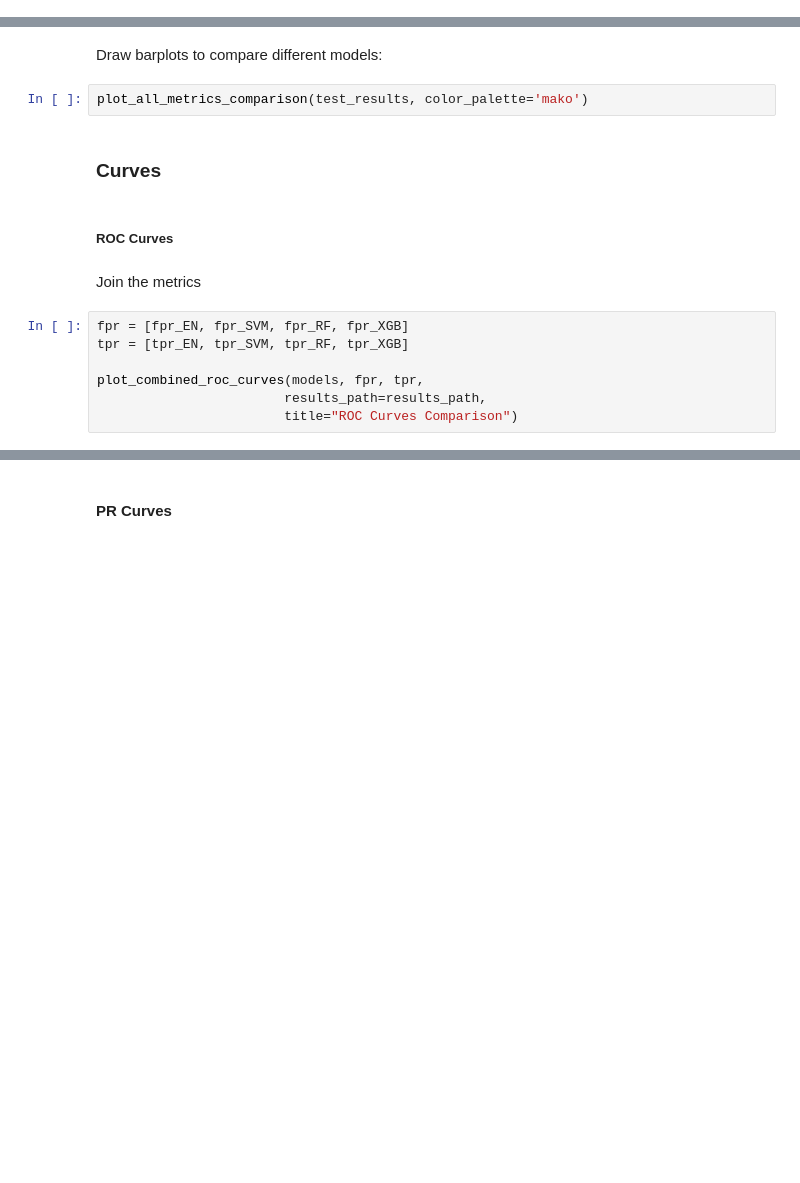
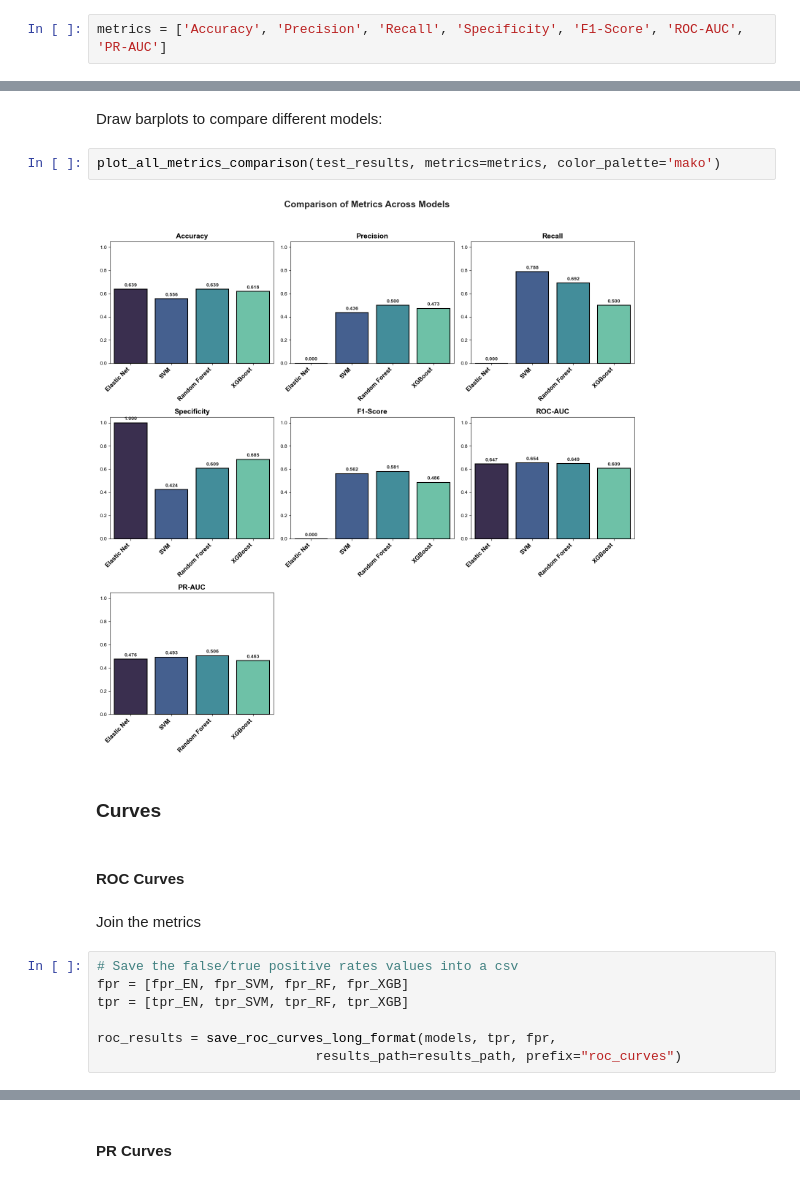
Before and after one commit to MiguelGomGar/TFM, a Jupyter notebook: notebooks/clinical_models_testing.ipynb, the cells around one changed output, grey strips where cells are left out. Drawn from its saved outputs; the diff is of its cells as text; blank space fills up the shorter version.

Commit message:
fixed variables selection plot and tried to improve models

```diff
--- a/notebooks/clinical_models_testing.ipynb
+++ b/notebooks/clinical_models_testing.ipynb
@@ -118,3 +144,5 @@ my_cv = StratifiedKFold(n_splits=5, shuffle=True, random_state=seed)
+# %%
+metrics = ['Accuracy', 'Precision', 'Recall', 'Specificity', 'F1-Score', 'ROC-AUC', 'PR-AUC']
 # %% [markdown]
 #### Logistic Regression (Elastic Net)
 # %% [markdown]
@@ -394,17 +559,19 @@ std_val_results) = save_scores(models,
 # %% [markdown]
 Draw barplots to compare different models:
 # %%
-plot_all_metrics_comparison(test_results, color_palette='mako')
+plot_all_metrics_comparison(test_results, metrics=metrics, color_palette='mako')
+# %% [output]
+[figure, added]
 # %% [markdown]
 ### Curves
 # %% [markdown]
-##### ROC Curves
+#### ROC Curves
 # %% [markdown]
 Join the metrics
 # %%
+# Save the false/true positive rates values into a csv
 fpr = [fpr_EN, fpr_SVM, fpr_RF, fpr_XGB]
 tpr = [tpr_EN, tpr_SVM, tpr_RF, tpr_XGB]
 
-plot_combined_roc_curves(models, fpr, tpr,
-                        results_path=results_path,
-                        title="ROC Curves Comparison")
+roc_results = save_roc_curves_long_format(models, tpr, fpr,
+                            results_path=results_path, prefix="roc_curves")
```
Also changed, not shown: parts of 35 cells of this notebook, 35 other files.
